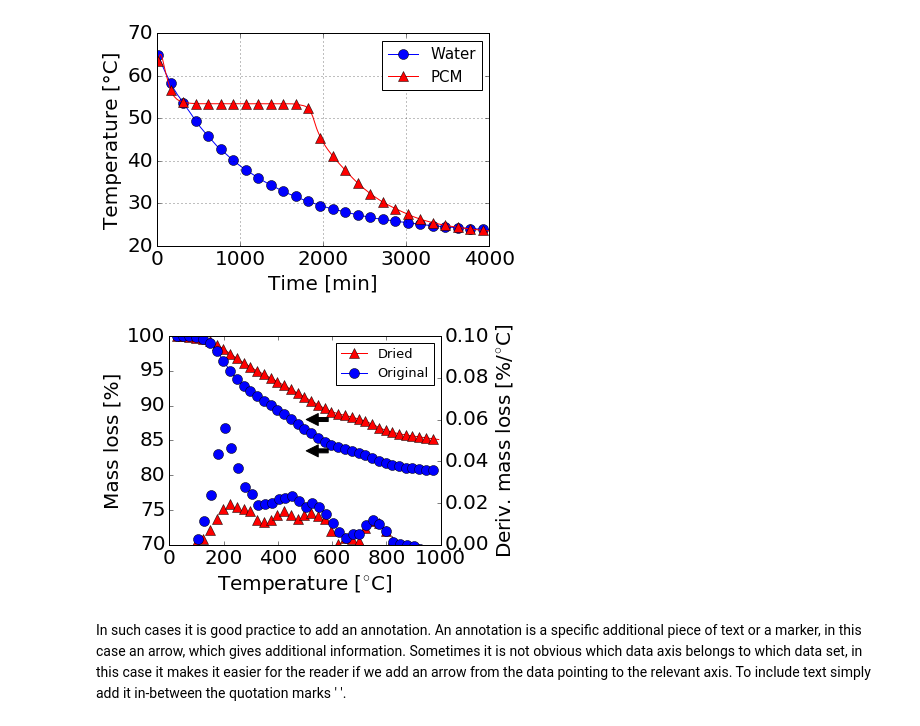
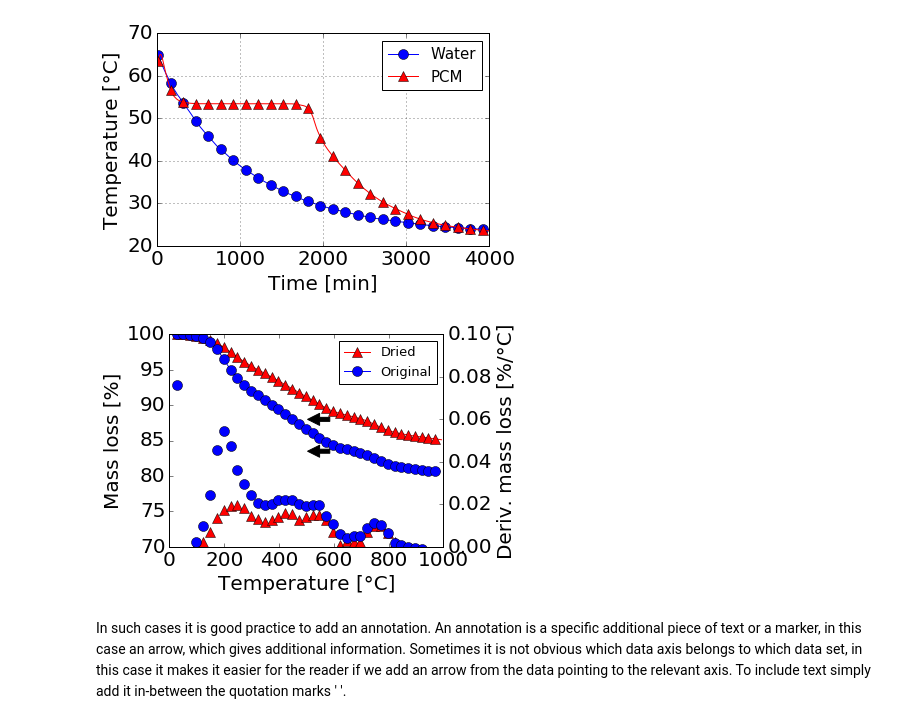
Before and after one commit to alchemyst/DataScience, a Jupyter notebook: Basic Plotting/Basic Plotting.ipynb, the cells around one changed output. Saved outputs shown, nothing was run; the diff lists cells and outputs as text; code cells hidden in the pictures.

Commit message:
Remaining pandas conversion

```diff
--- a/Basic Plotting/Basic Plotting.ipynb
+++ b/Basic Plotting/Basic Plotting.ipynb
@@ -145,36 +145,41 @@ plt.xticks(np.linspace(0,4000,5));
 plt.tight_layout();
 # %% [output]
 [figure]
+# %%
+df = pandas.read_csv('Tseries.csv', header=None, names=['Temperature', 'm1', 'a', 'm2'], index_col=0)
+# Normalise to start at 100%
+df['m1'] = df.m1/df.m1.iloc[300]*100
+df['m2'] = df.m2/df.m2.iloc[10]*100
+# %%
+# Calculate derivatives
+df['dm1'] = -np.gradient(df.m1)/np.gradient(df.index) - 0.008
+df['dm2'] = -np.gradient(df.m2)/np.gradient(df.index)
 # %%
-rawdata = np.genfromtxt('Tseries.csv', comments="#", delimiter=",")
 plt.figure()
-m1 = rawdata[:,1]/rawdata[300,1]*100
-m2 = rawdata[:,3]/rawdata[10,3]*100
-dm1 = np.diff(m1)/np.diff(rawdata[:,0])*(-1)-0.008
-dm2 = np.diff(m2)/np.diff(rawdata[:,2])*(-1)
-plt.plot(rawdata[:,0], m1, '-r^', markevery=300, markersize=10, label='Dried')
-plt.plot(rawdata[:,0], m2, '-bo', markevery=300, markersize=10, label='Original')
+# df[['m1', 'm2']].plot(style=['-r^', '-bo'], markevery=300, markersize=10, label=['Dried', 'Original'])
+plt.plot(df.index, df.m1, '-r^', markevery=300, markersize=10, label='Dried')
+plt.plot(df.index, df.m2, '-bo', markevery=300, markersize=10, label='Original')
 plt.ylim(70,100)
 plt.xlim(90,650)
 plt.ylabel('Mass loss [%]', fontsize=20)
-plt.xlabel('Temperature [$^{\circ}$C]', fontsize=20)
+plt.xlabel('Temperature [°C]', fontsize=20)
 plt.tick_params(axis='x', labelsize=20)
 plt.tick_params(axis='y', labelsize=20)
 plt.annotate('', xy=(500, 88), xytext=(590, 88), fontsize=20, arrowprops=dict(facecolor='black', shrink=0.05),
             horizontalalignment='left', verticalalignment='bottom',)
 plt.annotate('', xy=(500, 83.5), xytext=(590, 83.5), fontsize=20, arrowprops=dict(facecolor='black', shrink=0.05),
             horizontalalignment='left', verticalalignment='bottom',)
 plt.legend(loc=1, numpoints = 1, fontsize=18, prop={'size':13})
 ax1 = plt.gca()
 ax2 = ax1.twinx()
-plt.plot(rawdata[:-1,0], dm1, 'r^', markevery=300, markersize=10)
-plt.plot(rawdata[:-1,2], dm2-0.006, 'bo', markevery=300, markersize=10)
-plt.ylabel('Deriv. mass loss [%/$^{\circ}$C]', fontsize=20)
+plt.plot(df.index, df.dm1, 'r^', markevery=300, markersize=10)
+plt.plot(df.index, df.dm2-0.006, 'bo', markevery=300, markersize=10)
+plt.ylabel(u'Deriv. mass loss [%/°C]', fontsize=20)
 plt.tick_params(axis='y', labelsize=20)
 plt.ylim(0,0.1)
 plt.tight_layout();
 # %% [output]
-[figure, old version]
+[figure, new version]
 # %% [markdown]
 In such cases it is good practice to add an annotation. An annotation is a specific additional piece of text or a marker, in this case an arrow, which gives additional information. Sometimes it is not obvious which data axis belongs to which data set, in this case it makes it easier for the reader if we add an arrow from the data pointing to the relevant axis. To include text simply add it in-between the quotation marks ' '.
 # %% [markdown]
```
Also changed, not shown: parts of 19 cells of this notebook.
